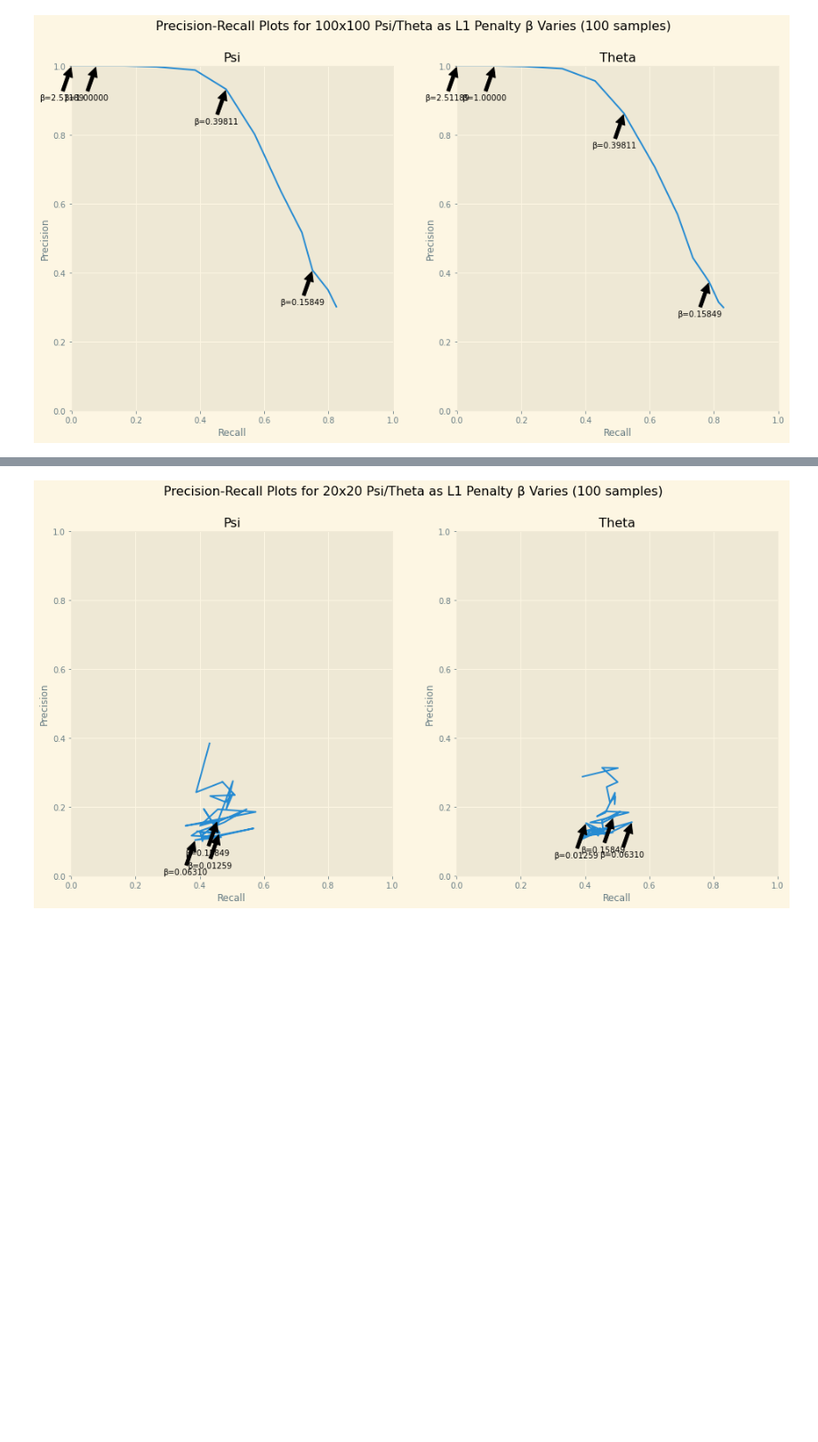
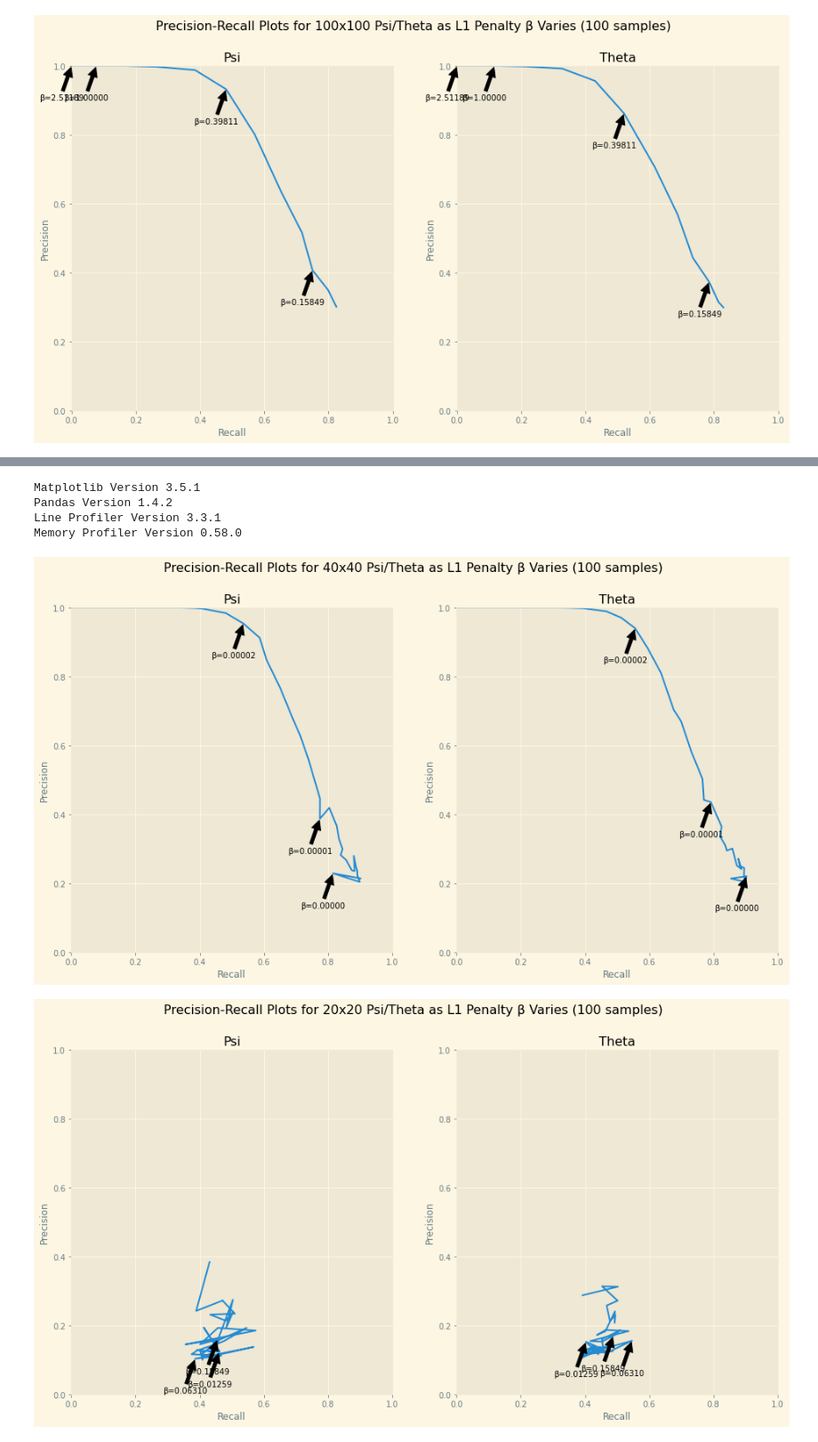
Before and after one commit to BaileyAndrew/antGLasso-Implementation, a Jupyter notebook: Python Implementation/explore.ipynb, the cells around one changed output, grey strips where cells are left out. Shown at 89% size. Saved outputs shown, nothing was run; the diff lists cells and outputs as text; code cells hidden in the pictures; blank space fills up the shorter version.

Commit message:
Nonparanormal skeptic is working

```diff
--- a/Python Implementation/explore.ipynb
+++ b/Python Implementation/explore.ipynb
@@ -413,3 +462,44 @@ for idx, size in enumerate(sizes):
+# %%
+# How does choice of betas and matrix size affect results?
+# on 'easy' data
+# =================== for anBiGLasso with covariance matrix as inputs ================
+sizes = [40]#, 60, 80, 100]#, 120] # 120 takes too much memory for me
+betas = [
+    10**np.arange(-6, -3, 0.05), # 40
+    10**np.arange(-6, -3, 0.05), # 60
+    10**np.arange(-7, -4, 0.05), # 80
+    10**np.arange(-7, -4, 0.05), # 100
+    10**np.arange(-7, -4, 0.05), # 120
+]
+interesting_indices = [
+    [2, 16, 24],
+    [2, 16, 24],
+    [2, 16, 24],
+    [2, 16, 24],
+    [2, 16, 24]
+]
+#vary_sizes_experiment = dict({})
+for idx, size in enumerate(sizes):
+    fig, axs, dicts = create_precision_recall_curves(
+        betas[idx],
+        100,
+        size,
+        attempts=25,
+        indices_to_highlight=interesting_indices[idx],
+        alg="anBiGLasso_cov_with_skeptic",
+        df_scale=2
+    )
+    #vary_sizes_experiment[size] = dicts
+    #fig.savefig(f'../Plots/Vary Sizes - anBiGLasso Cov - Easy/Precision-Recall-Vary-Sizes-{size}')
+    display(fig) # Force figure to display NOW (`fig.show()` does not do this)
+    plt.close(fig) # Suppress double-displaying the figure
+#np.save('../Data/Vary-Sizes-Experiment/Precisions-and-Recalls.npy', vary_sizes_experiment)
+# %% [output]
+Matplotlib Version 3.5.1
+Pandas Version 1.4.2
+Line Profiler Version 3.3.1
+Memory Profiler Version 0.58.0
+[figure, added]
 # %%
 # How does choice of betas and matrix size affect results?
 # on 'hard' data
```
Also changed, not shown: parts of 8 cells of this notebook, 19 other files.
